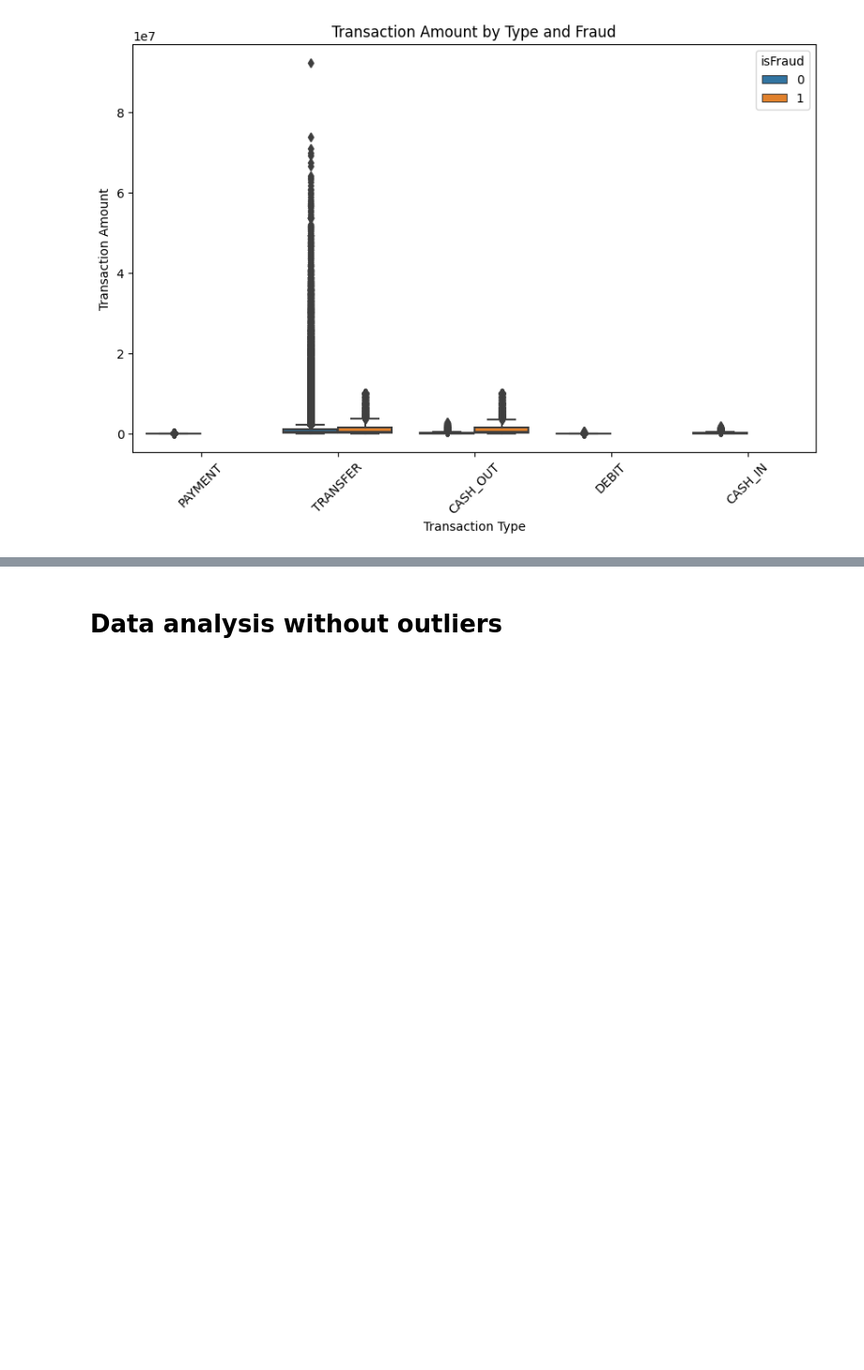
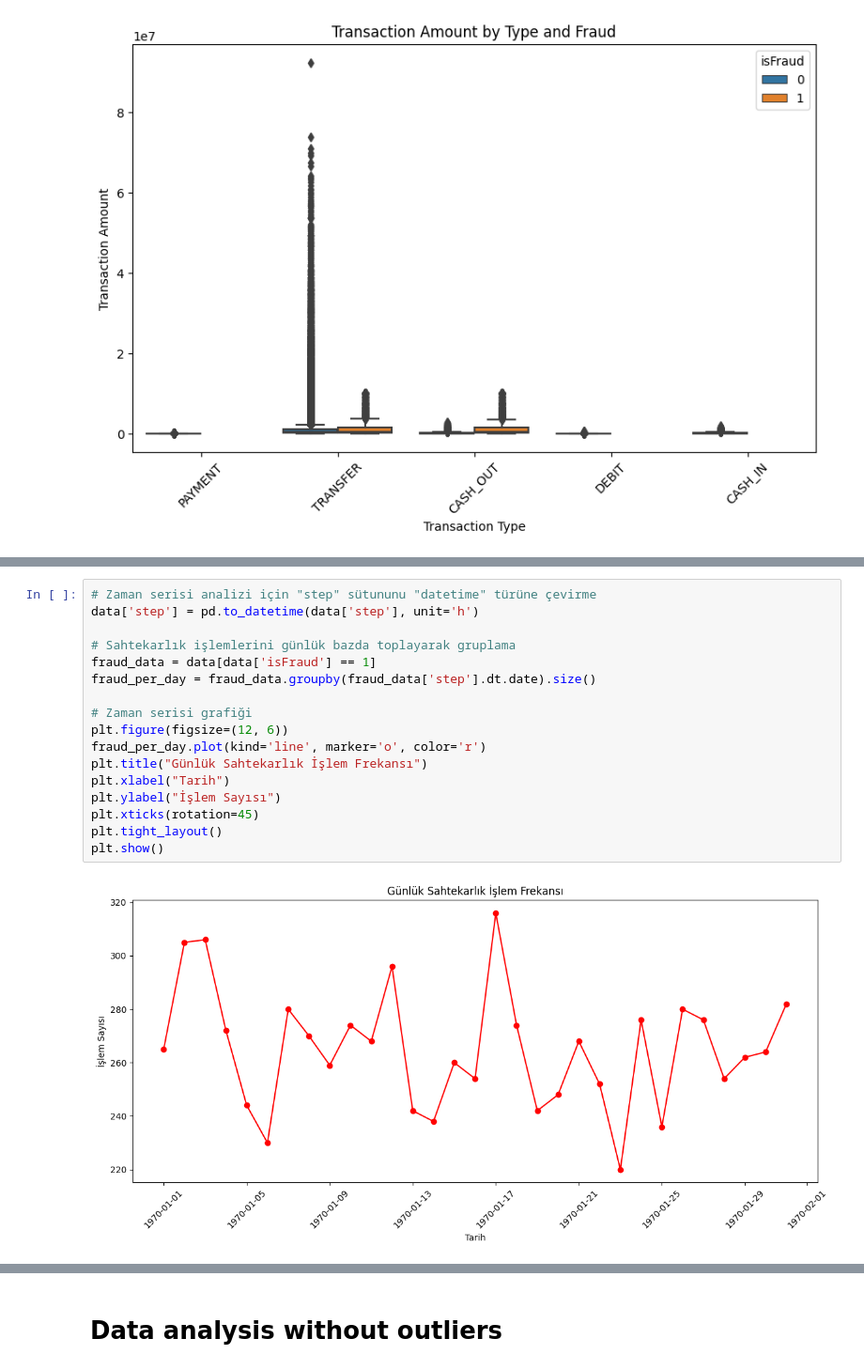
Before and after one commit to Muhammedali26/Projects, a Jupyter notebook: Synthetic-data-fraud-detection/main.ipynb, the cells around one changed output, grey strips where cells are left out. Shown: that part at 94% size. Drawn from its saved outputs; the diff is of its cells as text; blank space fills up the shorter version.

```diff
--- a/Synthetic-data-fraud-detection/main.ipynb
+++ b/Synthetic-data-fraud-detection/main.ipynb
@@ -233,0 +245,19 @@ plt.show()
+# %%
+# Zaman serisi analizi için "step" sütununu "datetime" türüne çevirme
+data['step'] = pd.to_datetime(data['step'], unit='h')
+
+# Sahtekarlık işlemlerini günlük bazda toplayarak gruplama
+fraud_data = data[data['isFraud'] == 1]
+fraud_per_day = fraud_data.groupby(fraud_data['step'].dt.date).size()
+
+# Zaman serisi grafiği
+plt.figure(figsize=(12, 6))
+fraud_per_day.plot(kind='line', marker='o', color='r')
+plt.title("Günlük Sahtekarlık İşlem Frekansı")
+plt.xlabel("Tarih")
+plt.ylabel("İşlem Sayısı")
+plt.xticks(rotation=45)
+plt.tight_layout()
+plt.show()
+# %% [output]
+[figure, added]
```
Also changed, not shown: parts of 12 cells of this notebook.
